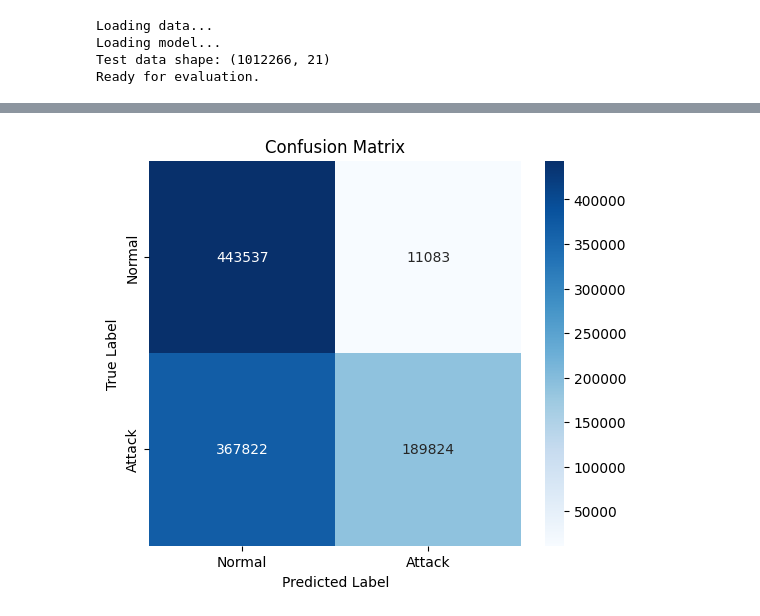
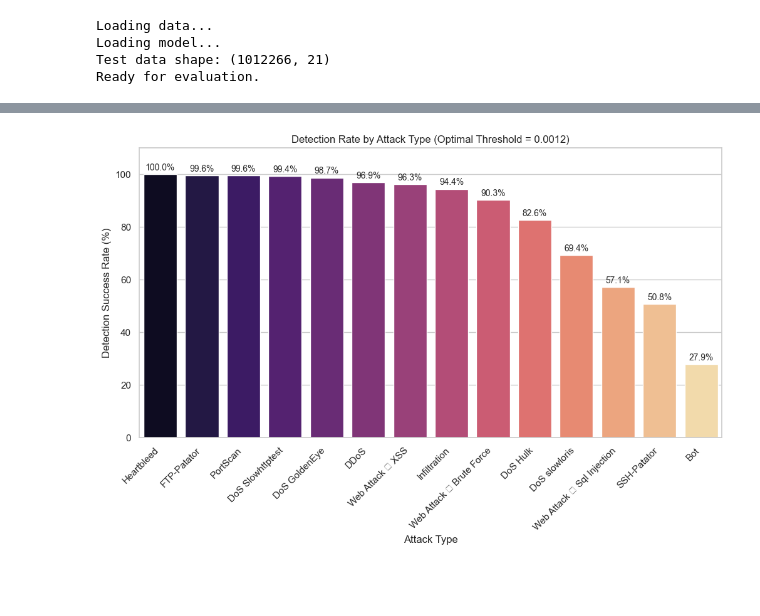
Before and after one commit to MrNainawasti/FALCON, a Jupyter notebook: notebooks/evaluation.ipynb, the cells around one changed output, grey strips where cells are left out. Drawn from its saved outputs; the diff is of its cells as text; code cells hidden in the pictures; blank space fills up the shorter version.

```diff
--- a/notebooks/evaluation.ipynb
+++ b/notebooks/evaluation.ipynb
@@ -6,7 +6,10 @@ import tensorflow as tf
 import matplotlib.pyplot as plt
 import seaborn as sns
 from tensorflow.keras.models import load_model
-from sklearn.metrics import accuracy_score, precision_score, recall_score, f1_score, confusion_matrix
+from sklearn.metrics import accuracy_score, precision_score, recall_score, f1_score, confusion_matrix, precision_recall_curve
+
+# Set seaborn style for better looking graphs
+sns.set_theme(style="whitegrid")
 # %%
 # Load data & model
 print("Loading data...")
@@ -25,14 +27,18 @@ Loading model...
 Test data shape: (1012266, 21)
 Ready for evaluation.
 # %%
-# calculating reconstruction error
-print("Running Analysis..")
-reconstructions = autoencoder.predict(X_test, verbose=1)
+print("Running Prediction & Calculating Reconstruction Errors...")
 
-# calculating MSE
+# 1. Predict using batch_size to prevent memory crash
+reconstructions = autoencoder.predict(X_test, batch_size=4096, verbose=1)
+
+# 2. Calculate MSE (Threat Scores)
 mse = np.mean(np.power(X_test - reconstructions, 2), axis=1)
 
-print(f"Calculated {len(mse)} threat scores.")
+# 3. Create Binary Labels for Evaluation ('BENIGN' = 0, 'Attack' = 1)
+y_test_binary = np.array([0 if str(label).strip().upper() == 'BENIGN' else 1 for label in y_test])
+
+print(f"\nCalculated {len(mse)} threat scores.")
 print(f"Average Error: {np.mean(mse):.4f}")
 print(f"Min Error: {np.min(mse):.4f}")
 print(f"Max Error: {np.max(mse):.4f}")
@@ -110,11 +126,39 @@ F1 Score: 0.5005
 # %%
-# Confusion Matrix
-cm = confusion_matrix(y_true, y_pred)
-plt.figure(figsize=(6, 5))
-sns.heatmap(cm, annot=True, fmt='d', cmap='Blues', xticklabels=['Normal', 'Attack'], yticklabels=['Normal', 'Attack'])
-plt.title("Confusion Matrix")
-plt.ylabel("True Label")
-plt.xlabel("Predicted Label")
+# Attack detection breakdown by specific attack types
+raw_labels = [str(label).strip() for label in y_test]
+
+breakdown_df = pd.DataFrame({
+    'Attack_Type': raw_labels,
+    'Predicted_Status': ['Detected' if p == 1 else 'Missed' for p in y_pred]
+})
+
+# Taking only the attacks (ignoring BENIGN)
+attack_df = breakdown_df[breakdown_df['Attack_Type'] != 'BENIGN']
+
+# Calculate detection rate per attack type
+detection_stats = attack_df.groupby('Attack_Type')['Predicted_Status'].value_counts(normalize=True).unstack().fillna(0)
+
+if "Detected" not in detection_stats.columns:
+    detection_stats['Detected'] = 0.0
+
+detection_rates = detection_stats['Detected'] * 100
+detection_rates = detection_rates.sort_values(ascending=False)
+
+# Visualize Breakdown
+plt.figure(figsize=(12, 6))
+sns.barplot(x=detection_rates.index, y=detection_rates.values, hue=detection_rates.index, palette='magma', legend=False)
+
+# Dynamic Title showing the actual threshold used
+plt.title(f"Detection Rate by Attack Type (Optimal Threshold = {optimal_threshold:.4f})")
+plt.ylabel("Detection Success Rate (%)")
+plt.xlabel("Attack Type")
+plt.xticks(rotation=45, ha='right')
+plt.ylim(0, 110) # Set to 110 to give room for the text labels
+
+# Add percentage text above bars
+for i, v in enumerate(detection_rates.values):
+    plt.text(i, v + 1.5, f"{v:.1f}%", ha='center', fontsize=10)
+
 plt.show()
 # %% [output]
-[figure, old version]
+[figure, new version]
```
Also changed, not shown: parts of 6 cells of this notebook, 4 other files.
